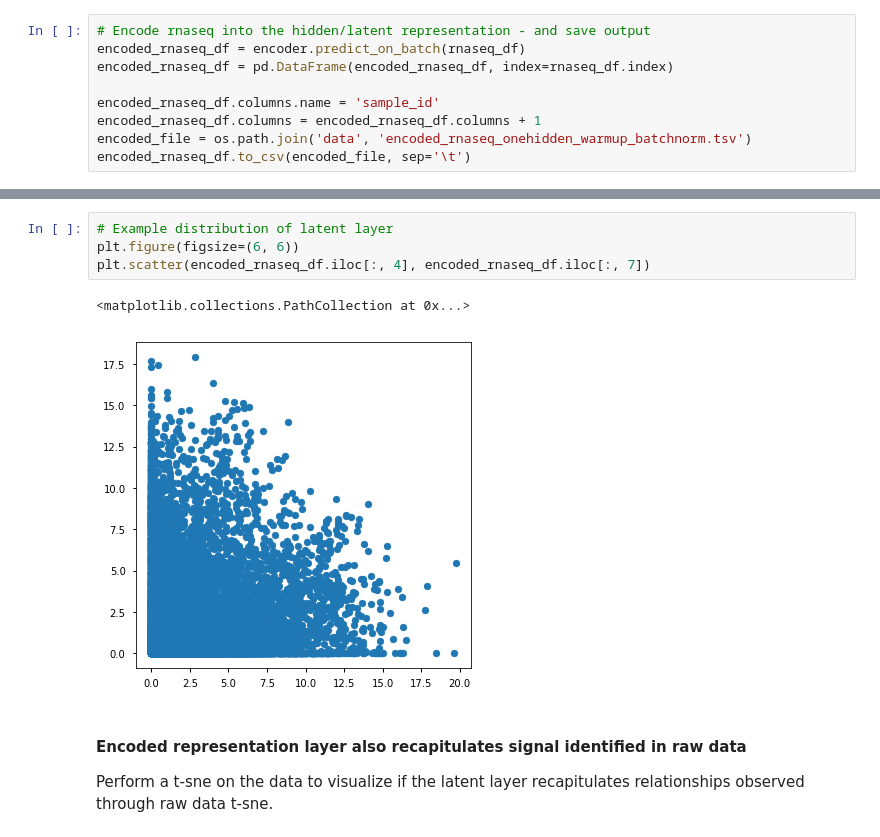
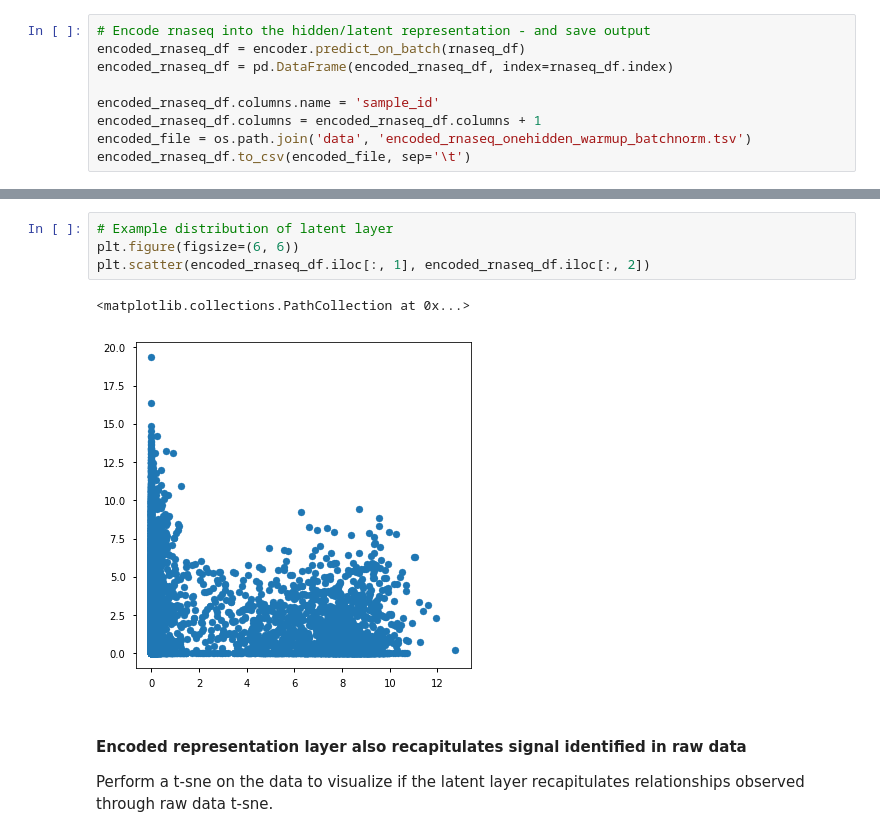
Before and after one commit to greenelab/tybalt, a Jupyter notebook: pancan_vae_keras_onehidden_warmup_batchnorm.ipynb, the cells around one changed output, grey strips where cells are left out. Cells and saved outputs as stored; diff of their text form.

```diff
--- a/pancan_vae_keras_onehidden_warmup_batchnorm.ipynb
+++ b/pancan_vae_keras_onehidden_warmup_batchnorm.ipynb
@@ -305,10 +305,10 @@ dtype: float32
 # %%
 # Example distribution of latent layer
 plt.figure(figsize=(6, 6))
-plt.scatter(encoded_rnaseq_df.iloc[:, 4], encoded_rnaseq_df.iloc[:, 7])
+plt.scatter(encoded_rnaseq_df.iloc[:, 1], encoded_rnaseq_df.iloc[:, 2])
 # %% [output]
 <matplotlib.collections.PathCollection at 0x...>
-[figure, old version]
+[figure, new version]
 # %% [markdown]
 #### Encoded representation layer also recapitulates signal identified in raw data
 
```
Also changed, not shown: parts of 7 cells of this notebook.
